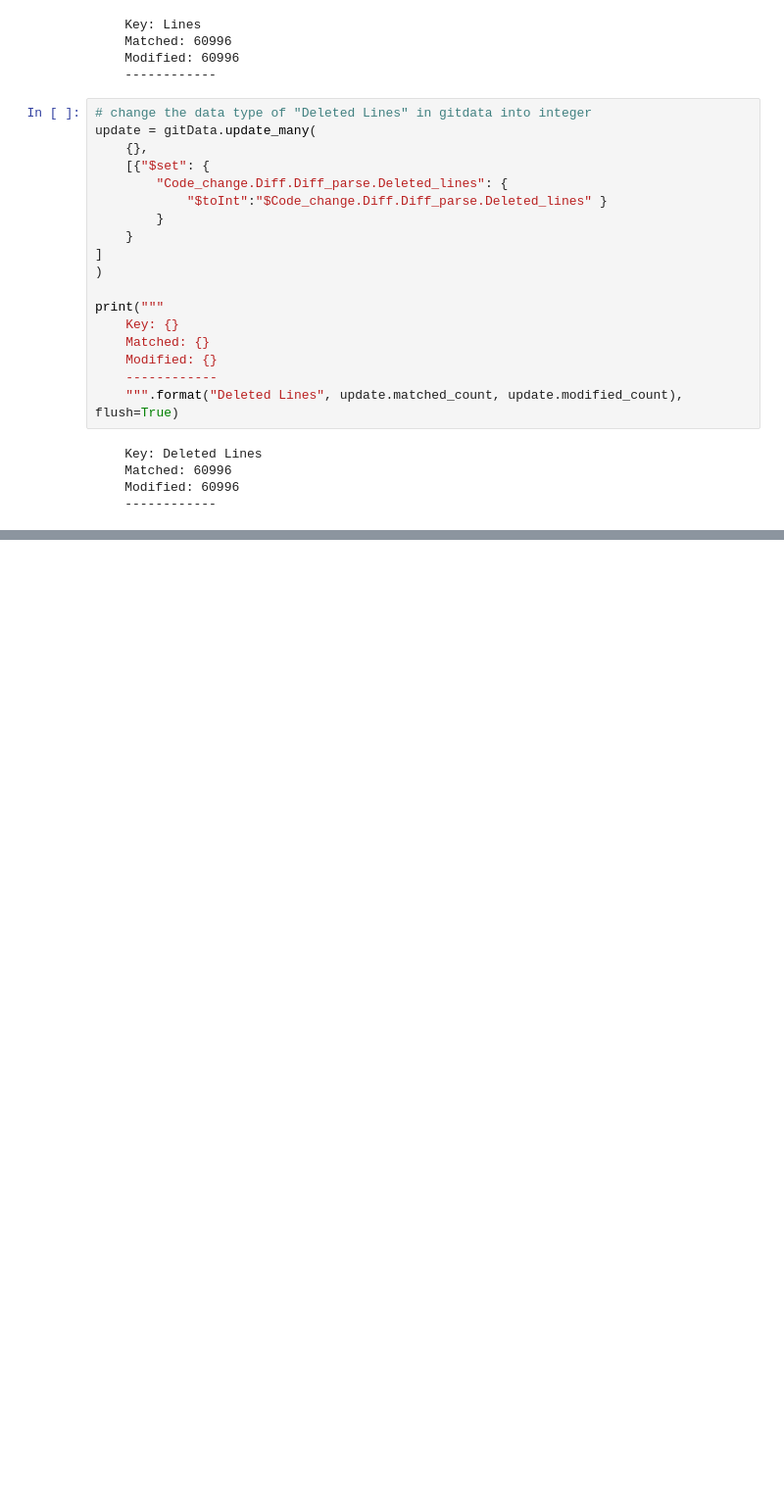
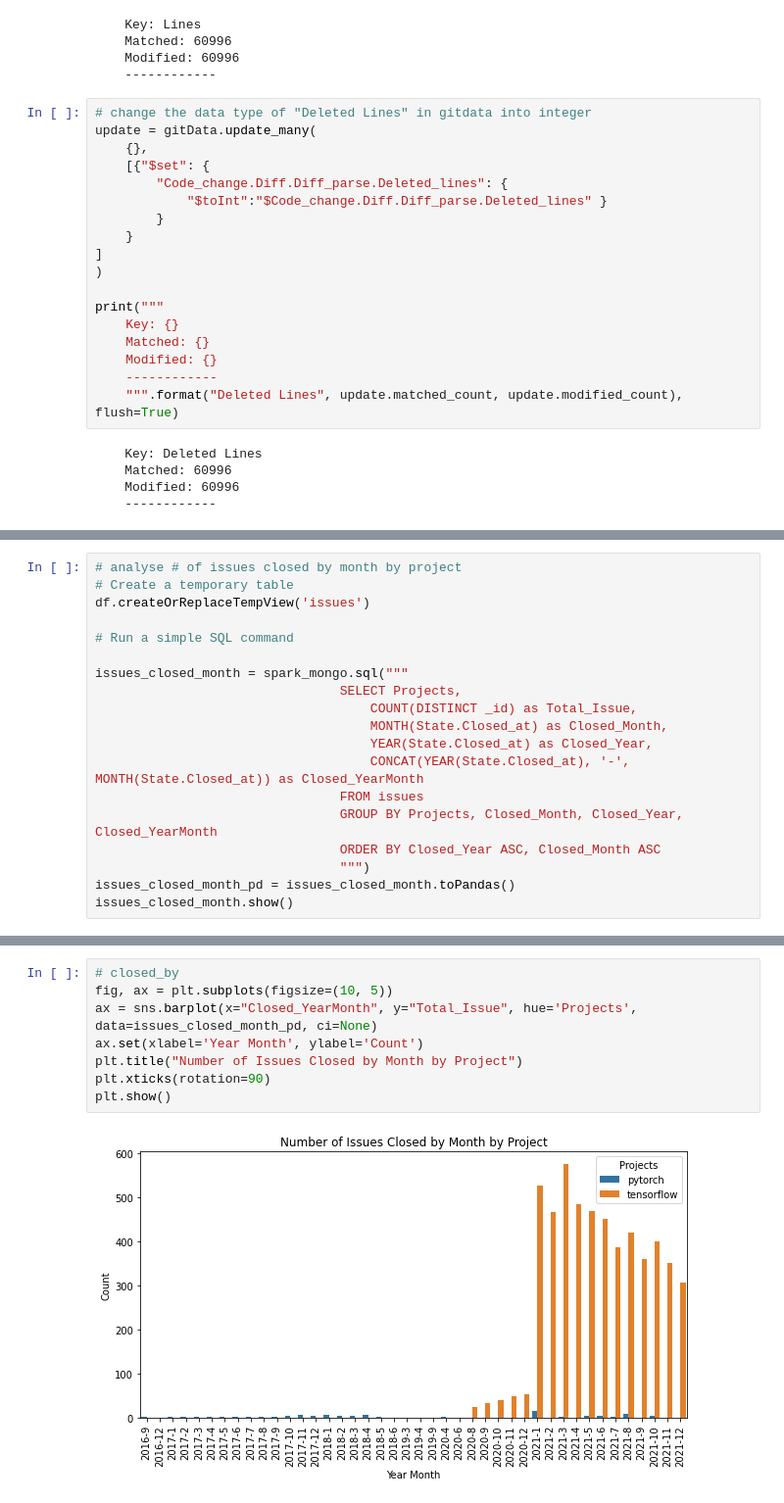
Before and after one commit to crystalwongcy/database_management, a Jupyter notebook: DMS.ipynb, the cells around one changed output, grey strips where cells are left out. Shown at 98% size. Saved outputs shown, nothing was run; the diff lists cells and outputs as text; blank space fills up the shorter version.

```diff
--- a/DMS.ipynb
+++ b/DMS.ipynb
@@ -689,0 +992,19 @@ print("""
+# %%
+# analyse # of issues closed by month by project
+# Create a temporary table
+df.createOrReplaceTempView('issues')
+
+# Run a simple SQL command
+
+issues_closed_month = spark_mongo.sql("""
+                                SELECT Projects,
+                                    COUNT(DISTINCT _id) as Total_Issue,
+                                    MONTH(State.Closed_at) as Closed_Month,
+                                    YEAR(State.Closed_at) as Closed_Year,
+                                    CONCAT(YEAR(State.Closed_at), '-', MONTH(State.Closed_at)) as Closed_YearMonth
+                                FROM issues
+                                GROUP BY Projects, Closed_Month, Closed_Year, Closed_YearMonth
+                                ORDER BY Closed_Year ASC, Closed_Month ASC
+                                """)
+issues_closed_month_pd = issues_closed_month.toPandas()
+issues_closed_month.show()
@@ -689,0 +1030,10 @@ print("""
+# %%
+# closed_by
+fig, ax = plt.subplots(figsize=(10, 5))
+ax = sns.barplot(x="Closed_YearMonth", y="Total_Issue", hue='Projects', data=issues_closed_month_pd, ci=None)
+ax.set(xlabel='Year Month', ylabel='Count')
+plt.title("Number of Issues Closed by Month by Project")
+plt.xticks(rotation=90)
+plt.show()
+# %% [output]
+[figure, added]
```
Also changed, not shown: parts of 46 cells of this notebook.
